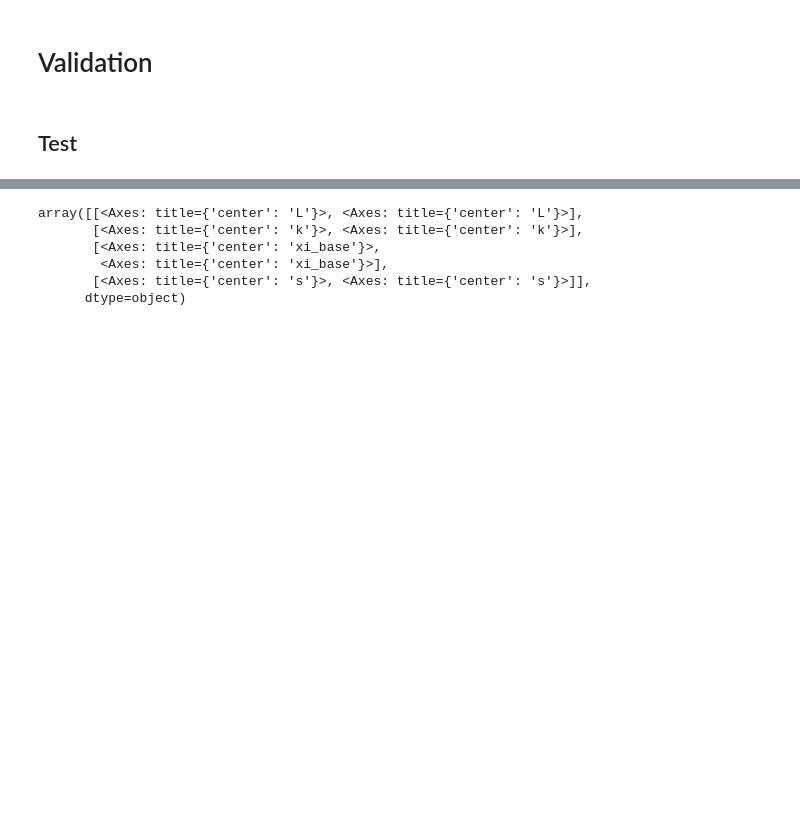
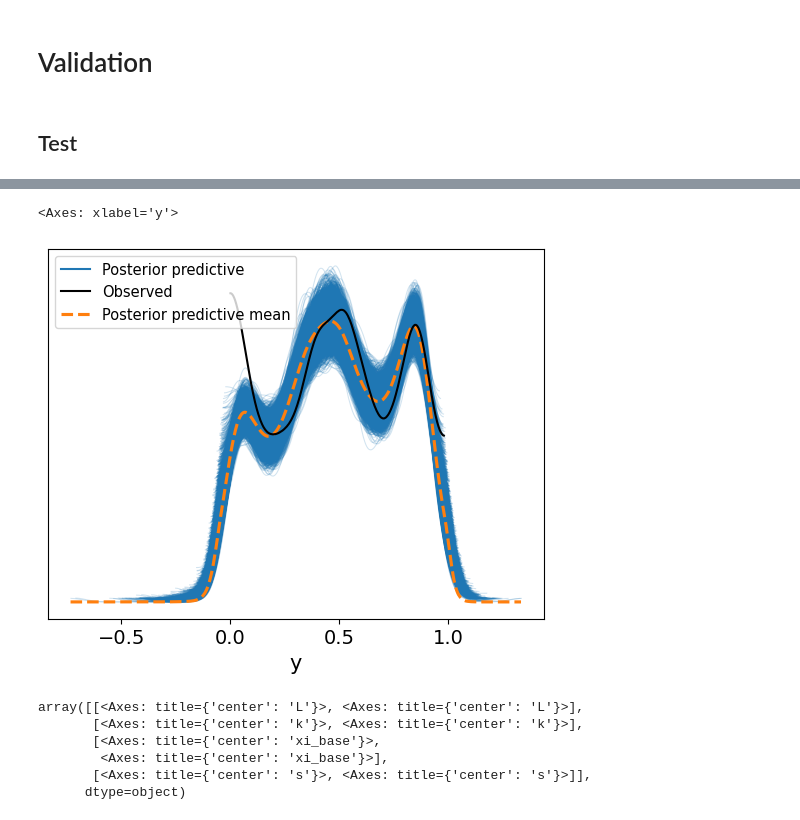
Before and after one commit to General-Purpose-AI-Policy-Lab/benchmark-forecasting, a Jupyter notebook: validation.ipynb, the cells around one changed output, grey strips where cells are left out. Saved outputs shown, nothing was run; the diff lists cells and outputs as text; code cells hidden in the pictures; blank space fills up the shorter version.

```diff
--- a/validation.ipynb
+++ b/validation.ipynb
@@ -208,7 +206,7 @@ def fit_model(
 # %% [markdown]
 ## Test
 # %%
-idata, _ = fit_model(dataset, sigmoid_kind="logistic", top_n=3)
+idata, model = fit_model(dataset, sigmoid_kind="logistic", top_n=3)
 # %% [output]
 Initializing NUTS using adapt_diag...
 Multiprocess sampling (4 chains in 4 jobs)
@@ -219,3 +225,8 @@ ValueError: Not enough samples to build a trace.
+# %%
+az.plot_ppc(idata)
+# %% [output]
+<Axes: xlabel='y'>
+[figure, added]
 # %%
 az.plot_trace(idata, var_names=["L", "k", "xi_base", "s"])
 # %% [output]
```
Also changed, not shown: parts of 8 cells of this notebook.
